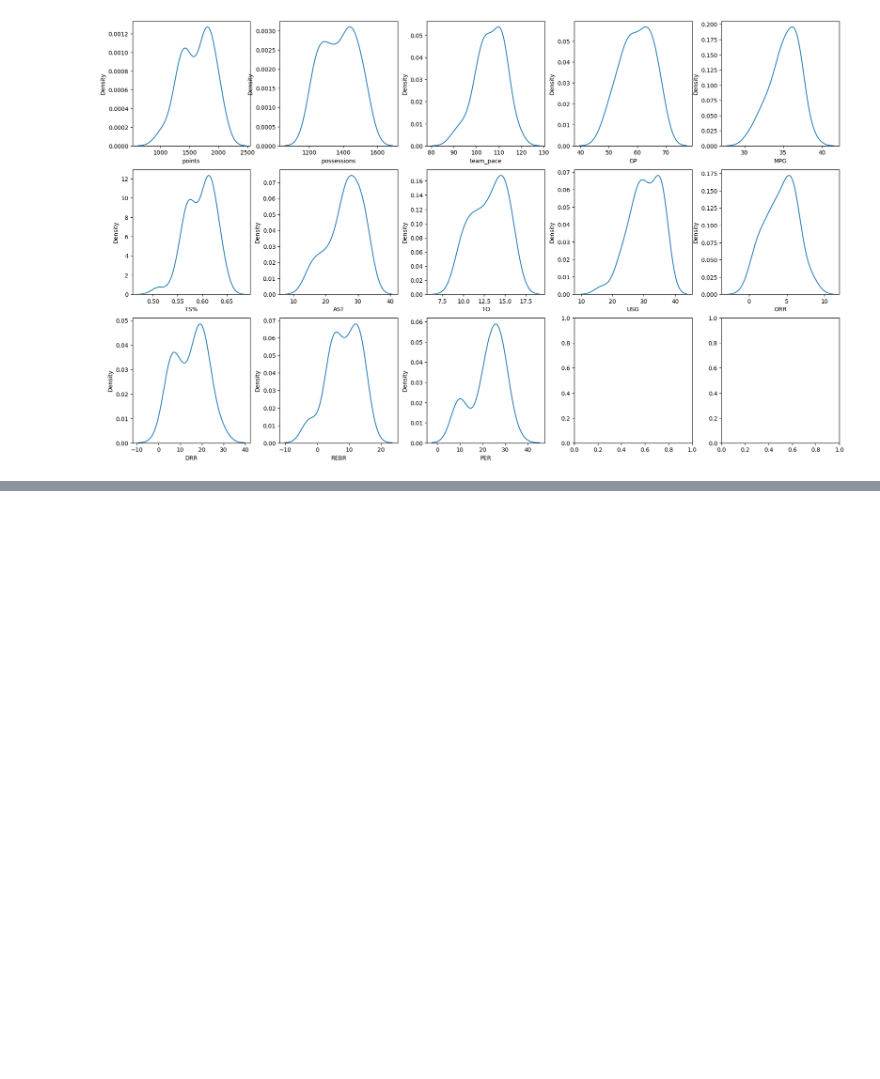
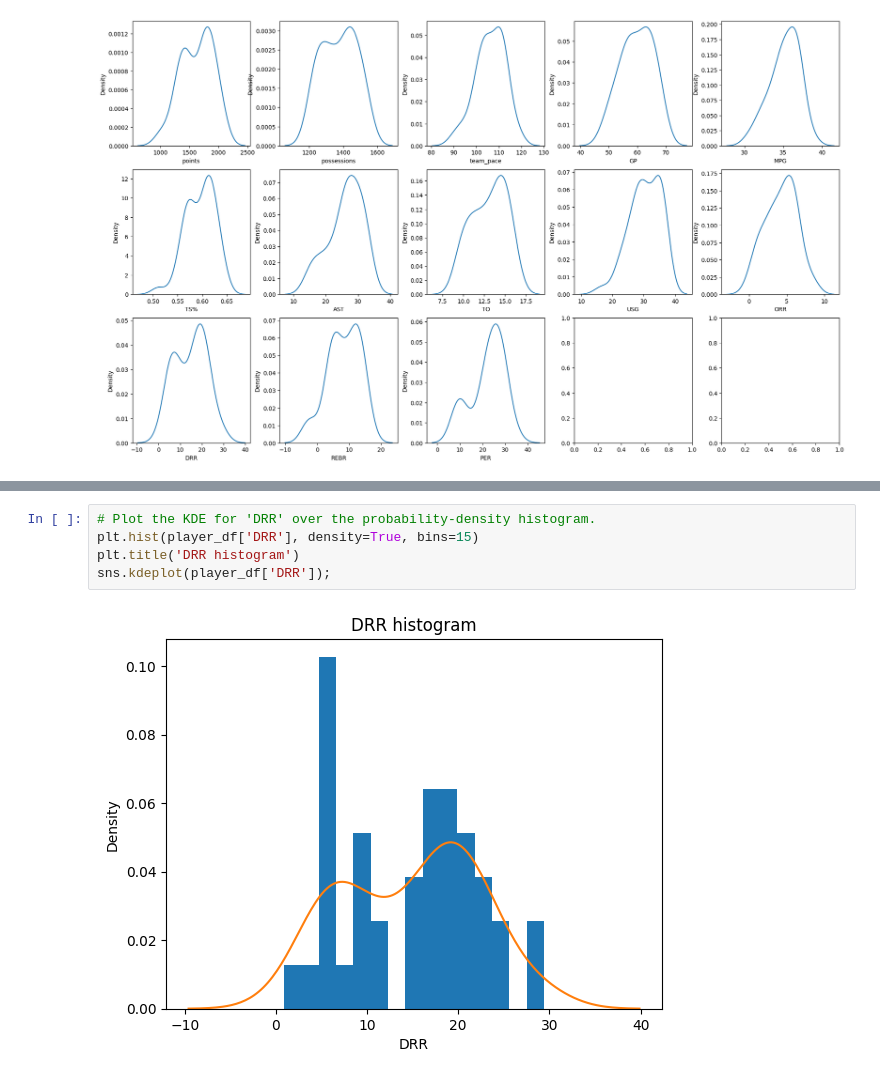
Before and after one commit to kottoization/space-jam-anl, a Jupyter notebook: space-jam-anl.ipynb, the cells around one changed output, grey strips where cells are left out. Cells and saved outputs as stored; diff of their text form; blank space fills up the shorter version.

```diff
--- a/space-jam-anl.ipynb
+++ b/space-jam-anl.ipynb
@@ -306,0 +334,7 @@ for i in range(len(cols)):
+# %%
+# Plot the KDE for 'DRR' over the probability-density histogram.
+plt.hist(player_df['DRR'], density=True, bins=15)
+plt.title('DRR histogram')
+sns.kdeplot(player_df['DRR']);
+# %% [output]
+[figure, added]
```
Also changed, not shown: parts of 6 cells of this notebook.
